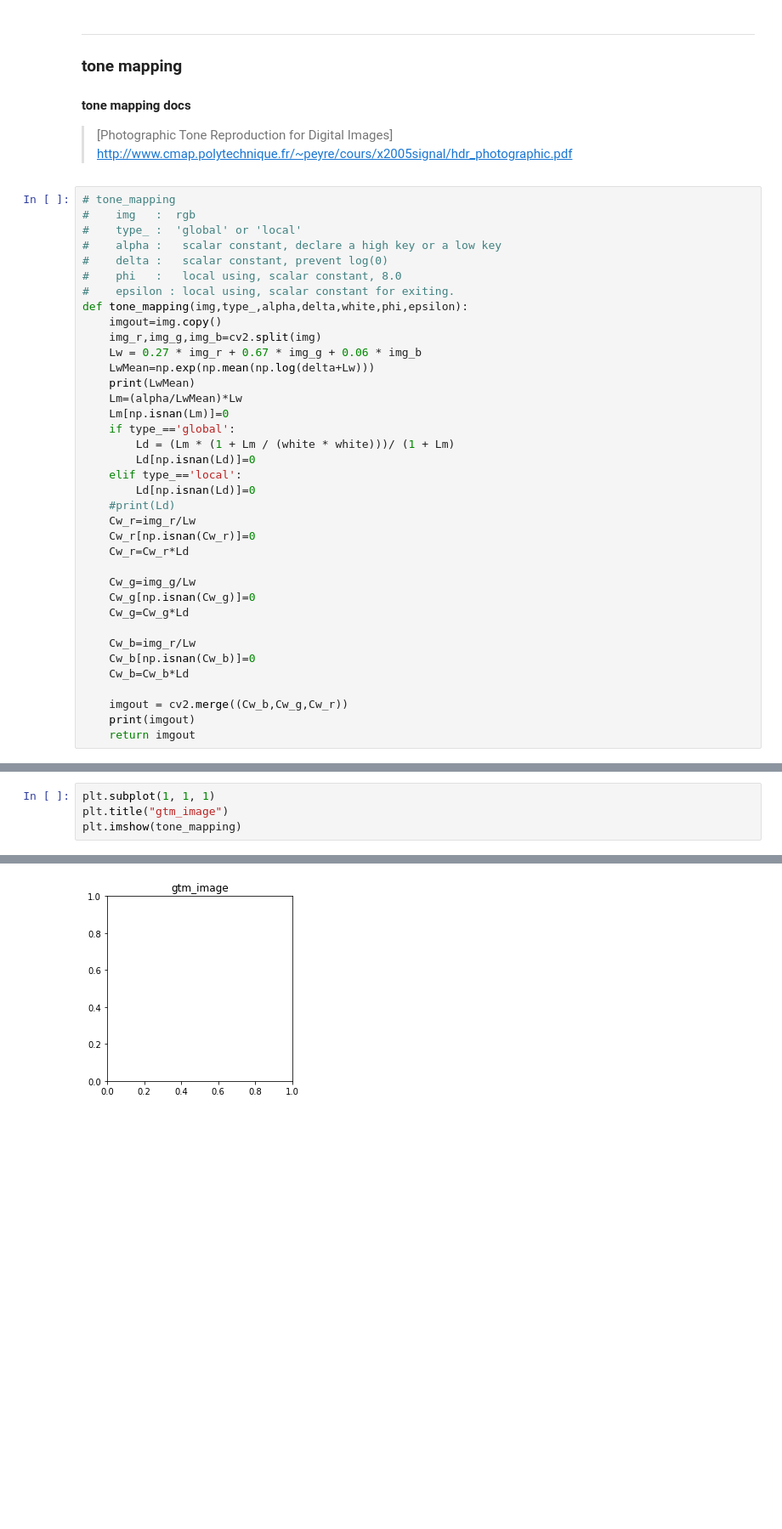
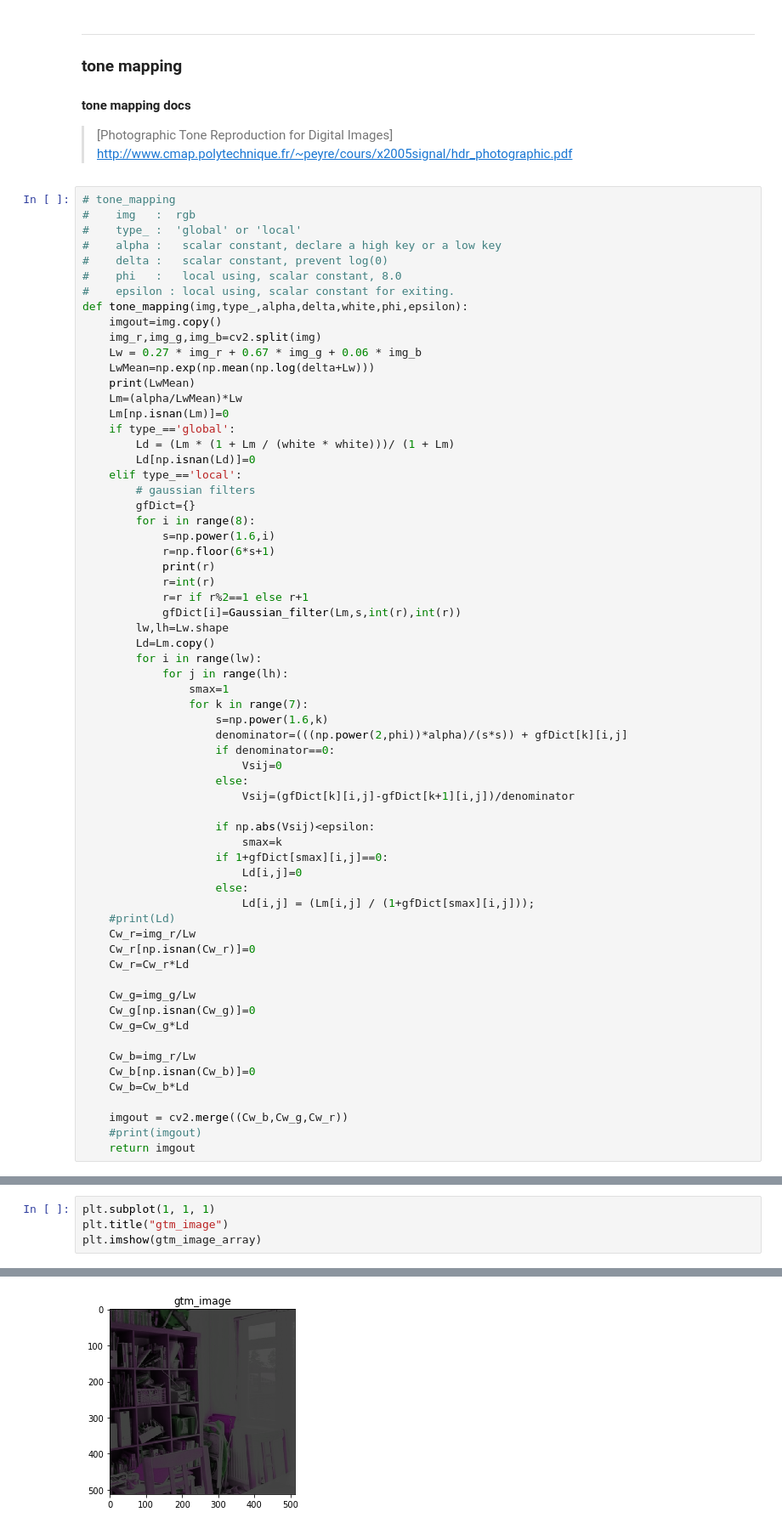
Before and after one commit to sycophant-stone/digital_image_base, a Jupyter notebook: fusion/hdr.ipynb, the cells around one changed output, grey strips where cells are left out. Shown at 85% size. Cells and saved outputs as stored; diff of their text form; blank space fills up the shorter version.

Commit message:
add hdr /local tone map, but color cast

```diff
--- a/fusion/hdr.ipynb
+++ b/fusion/hdr.ipynb
@@ -514,7 +514,34 @@ def tone_mapping(img,type_,alpha,delta,white,phi,epsilon):
         Ld = (Lm * (1 + Lm / (white * white)))/ (1 + Lm)
         Ld[np.isnan(Ld)]=0
     elif type_=='local':
-        Ld[np.isnan(Ld)]=0
+        # gaussian filters
+        gfDict={}
+        for i in range(8):
+            s=np.power(1.6,i)
+            r=np.floor(6*s+1)
+            print(r)
+            r=int(r)
+            r=r if r%2==1 else r+1
+            gfDict[i]=Gaussian_filter(Lm,s,int(r),int(r))
+        lw,lh=Lw.shape
+        Ld=Lm.copy()
+        for i in range(lw):
+            for j in range(lh):
+                smax=1
+                for k in range(7):
+                    s=np.power(1.6,k)
+                    denominator=(((np.power(2,phi))*alpha)/(s*s)) + gfDict[k][i,j]
+                    if denominator==0:
+                        Vsij=0
+                    else:
+                        Vsij=(gfDict[k][i,j]-gfDict[k+1][i,j])/denominator
+
+                    if np.abs(Vsij)<epsilon:
+                        smax=k
+                    if 1+gfDict[smax][i,j]==0:
+                        Ld[i,j]=0
+                    else:
+                        Ld[i,j] = (Lm[i,j] / (1+gfDict[smax][i,j]));
     #print(Ld)
     Cw_r=img_r/Lw
     Cw_r[np.isnan(Cw_r)]=0
@@ -529,7 +556,7 @@ def tone_mapping(img,type_,alpha,delta,white,phi,epsilon):
     Cw_b=Cw_b*Ld
 
     imgout = cv2.merge((Cw_b,Cw_g,Cw_r))
-    print(imgout)
+    #print(imgout)
     return imgout
 # %%
 gtm_image=tone_mapping(rgb_fusion_image,"global",0.18,1e-6,1.5,8.0,0.05)
@@ -573,5 +567,5 @@ array([[[0.7746213 , 0.5706705 , 0.5200547 ],
 # %%
 plt.subplot(1, 1, 1)
 plt.title("gtm_image")
-plt.imshow(tone_mapping)
+plt.imshow(gtm_image_array)
 # %% [output]
@@ -579 +573 @@ TypeError: Image data cannot be converted to float
-[figure, old version]
+[figure, new version]
```
Also changed, not shown: parts of 5 cells of this notebook.
